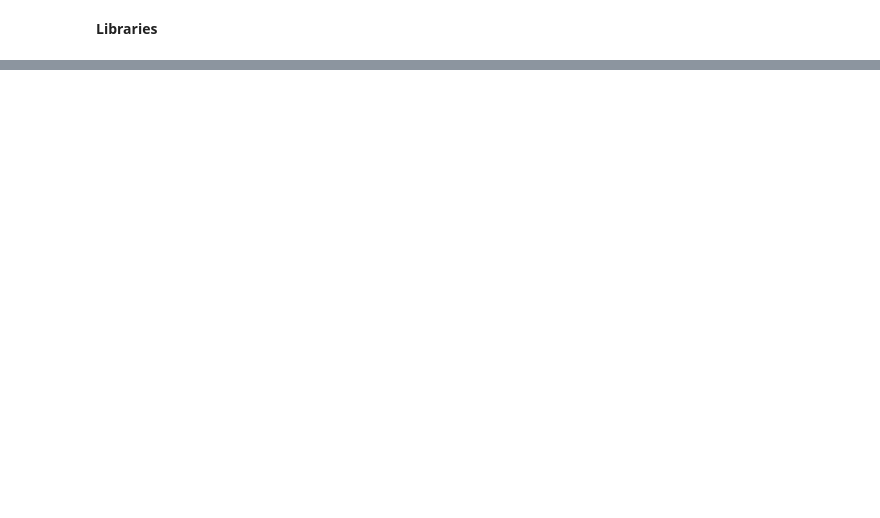
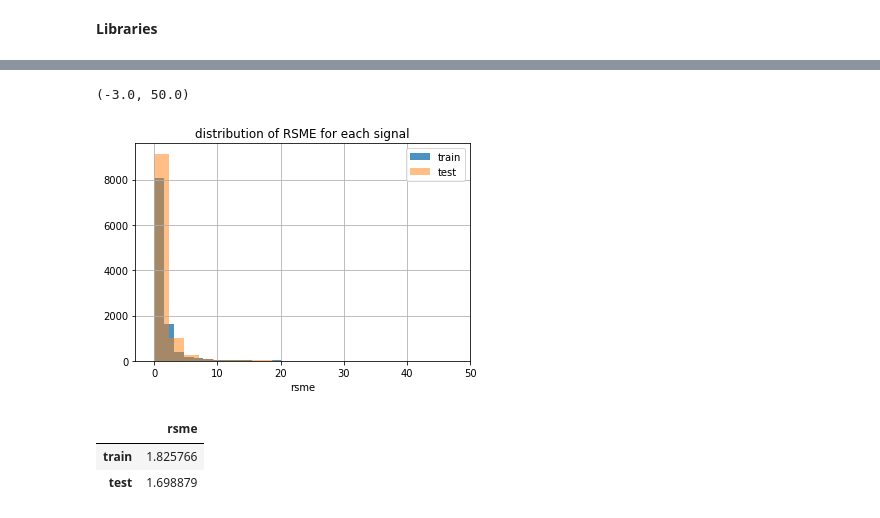
Before and after one commit to DaielChom/ann-predict-future-sales, a Jupyter notebook: 05 - baseline.ipynb, the cells around one changed output, grey strips where cells are left out. Drawn from its saved outputs; the diff is of its cells as text; code cells hidden in the pictures; blank space fills up the shorter version.

```diff
--- a/05 - baseline.ipynb
+++ b/05 - baseline.ipynb
@@ -87,0 +110,16 @@ NameError: name 'summary' is not defined
+# %%
+summary.train.hist(bins=100, alpha=0.8, label="train")
+summary.test.hist(bins=100, alpha=0.5, label="test")
+plt.title("distribution of RSME for each signal")
+plt.legend()
+plt.xlabel("rsme")
+plt.xlim(-3, 50)
+# %% [output]
+(-3.0, 50.0)
+[figure, added]
+# %%
+summary.mean().to_frame("rsme")
+# %% [output]
+|  | rsme |
+| train | 1.825766 |
+| test | 1.698879 |
```
Also changed, not shown: parts of 7 cells of this notebook.
